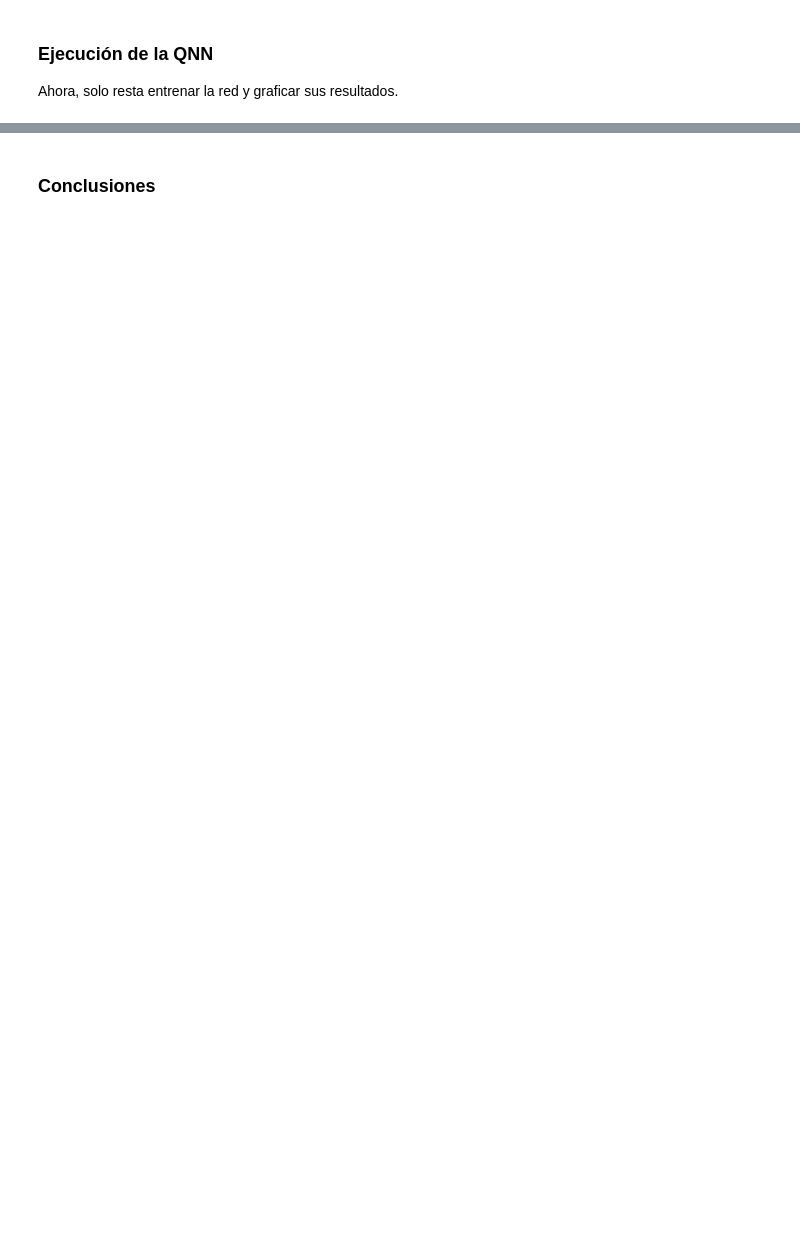
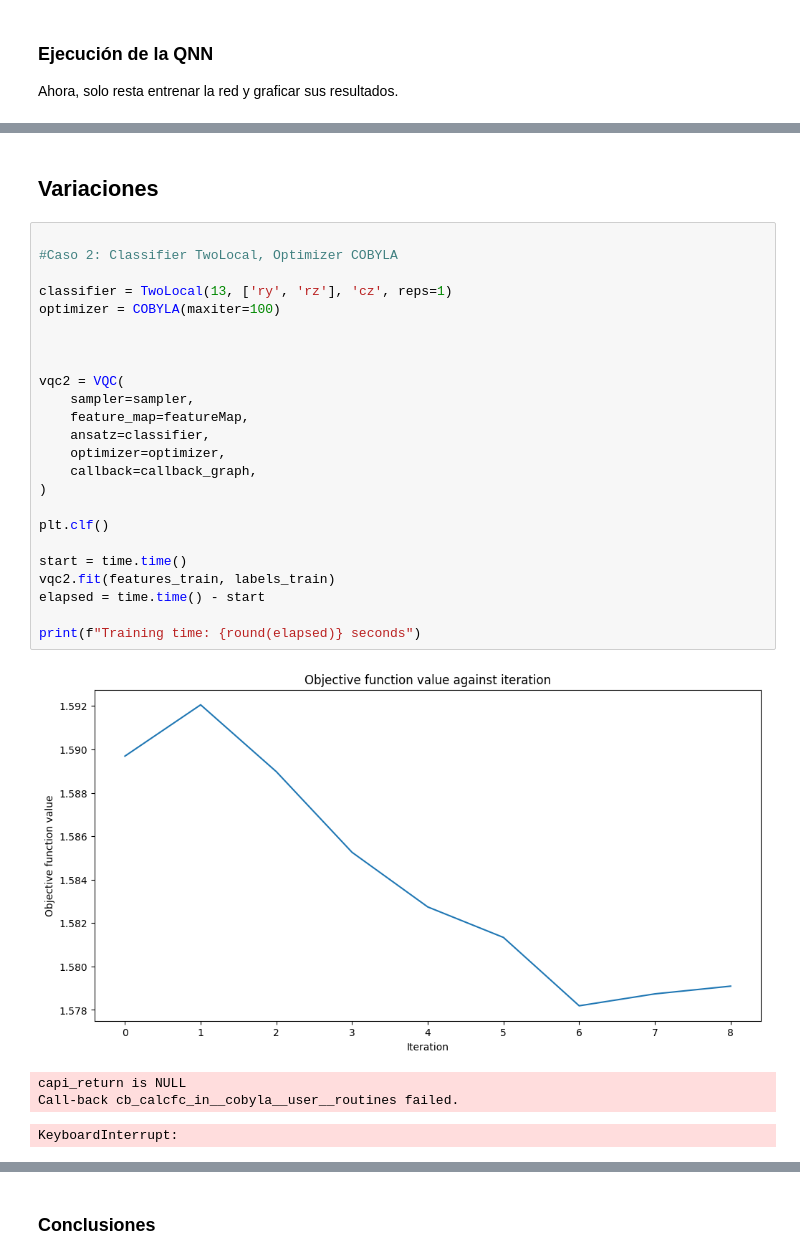
Before and after one commit to FernandoMond/Quantum-Machine-Learning, a Jupyter notebook: P2 Variacional/P1.2 QNN.ipynb, the cells around one changed output, grey strips where cells are left out. Saved outputs shown, nothing was run; the diff lists cells and outputs as text; blank space fills up the shorter version.

```diff
--- a/P2 Variacional/P1.2 QNN.ipynb
+++ b/P2 Variacional/P1.2 QNN.ipynb
@@ -154,0 +153,31 @@ plt.show()
+# %% [markdown]
+## Variaciones
+# %%
+
+#Caso 2: Classifier TwoLocal, Optimizer COBYLA
+
+classifier = TwoLocal(13, ['ry', 'rz'], 'cz', reps=1)
+optimizer = COBYLA(maxiter=100)
+
+
+
+vqc2 = VQC(
+    sampler=sampler,
+    feature_map=featureMap,
+    ansatz=classifier,
+    optimizer=optimizer,
+    callback=callback_graph,
+)
+
+plt.clf()
+
+start = time.time()
+vqc2.fit(features_train, labels_train)
+elapsed = time.time() - start
+
+print(f"Training time: {round(elapsed)} seconds")
+# %% [output]
+[figure, added]
+capi_return is NULL
+Call-back cb_calcfc_in__cobyla__user__routines failed.
+KeyboardInterrupt:
```
Also changed, not shown: parts of 15 cells of this notebook.
